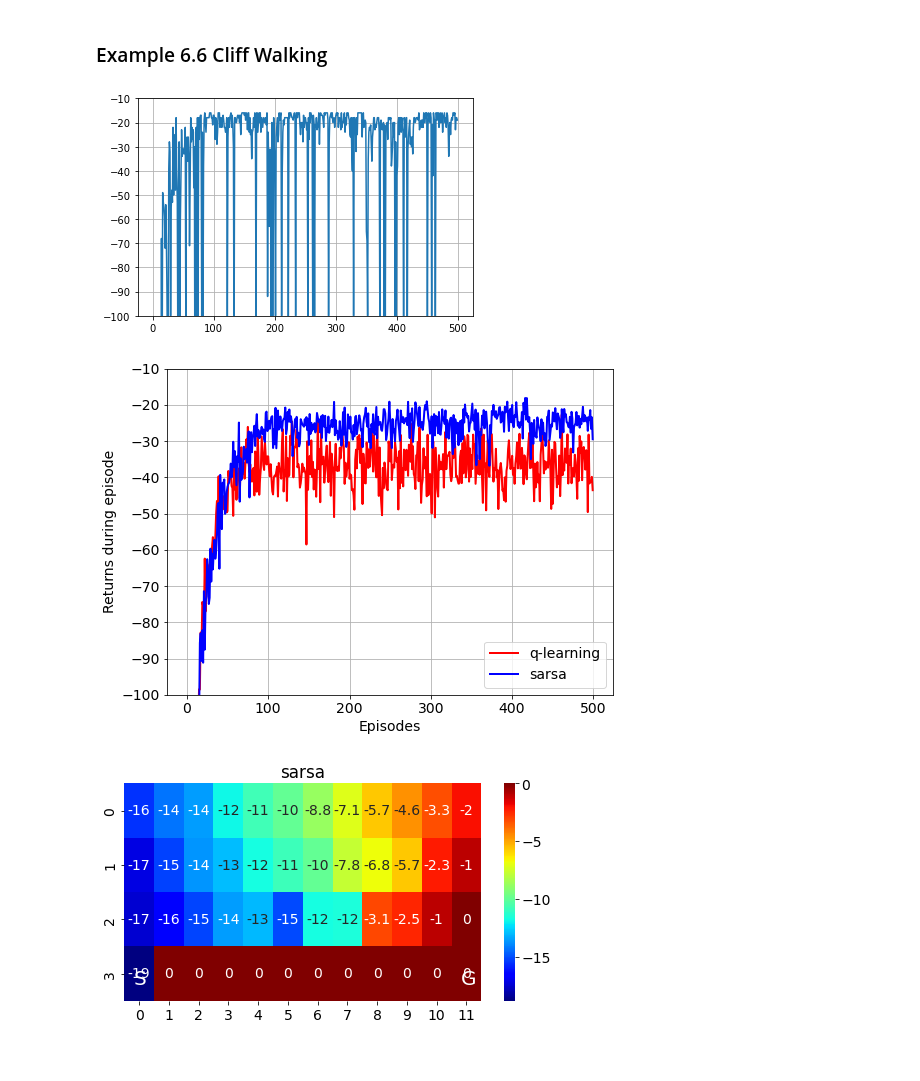
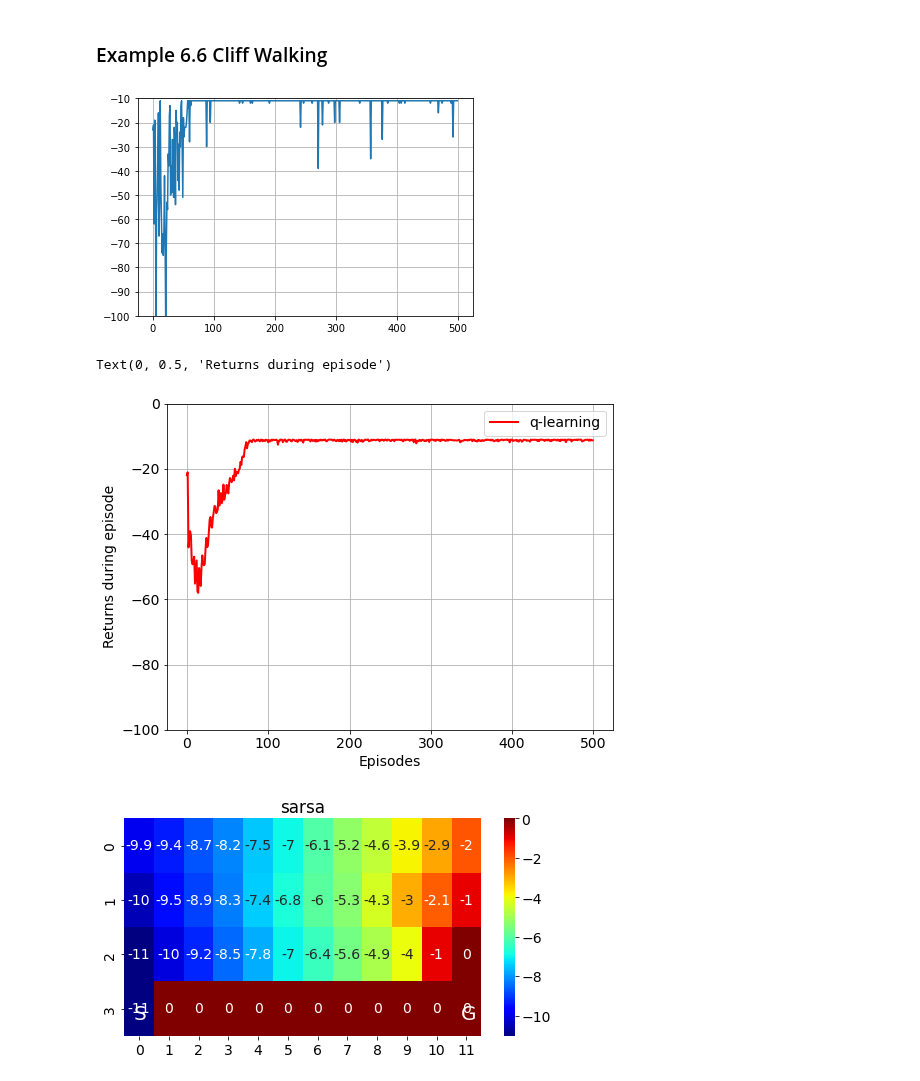
Before and after one commit to ha5ha6/judy_blog, a Jupyter notebook: _notebooks/cliff_walking.ipynb, the cells around one changed output. Drawn from its saved outputs; the diff is of its cells as text; code cells hidden in the pictures.

```diff
--- a/_notebooks/cliff_walking.ipynb
+++ b/_notebooks/cliff_walking.ipynb
@@ -31,7 +31,7 @@ def step(s,a):
     if s_==GOAL:
         return s_,0,True
     elif s_[0]==n_rows-1 and s_[1] in CLIFF:
-        return s_,-100,True
+        return s_,-11,True
     else:
         return s_,-1,False
 
@@ -92,7 +92,7 @@ plt.plot(r_sarsa)
 plt.ylim([-100,-10])
 plt.grid()
 # %% [output]
-[figure, old version]
+[figure, new version]
 # %%
 def run_q(n_eps=500,n_stps=500,eps=0.1,lr=0.5,gm=1.):
 
@@ -142,19 +140,20 @@ for n in range(n_runs):
 # %%
 r_q_all=np.array(r_q_all)
 r_sarsa_all=np.array(r_sarsa_all)
 
 plt.rcParams['font.size']='14'
 plt.figure(figsize=(8,6))
 plt.plot(r_q_all.mean(axis=0),'r',label='q-learning',linewidth=2)
-plt.plot(r_sarsa_all.mean(axis=0),'b',label='sarsa',linewidth=2)
-plt.ylim([-100,-10])
+#plt.plot(r_sarsa_all.mean(axis=0),'b',label='sarsa',linewidth=2)
+plt.ylim([-100,0])
 plt.legend()
 plt.grid()
 plt.xlabel('Episodes')
 plt.ylabel('Returns during episode')
-plt.savefig('sarsa_ql_cliffwalk.png',dpi=350)
+#plt.savefig('sarsa_ql_cliffwalk.png',dpi=350)
 # %% [output]
+Text(0, 0.5, 'Returns during episode')
-[figure, old version]
+[figure, new version]
 # %%
 def plot_heat(q,alg='sarsa'):
 
@@ -173,7 +172,7 @@ def plot_heat(q,alg='sarsa'):
 
 plot_heat(Q_sarsa)
 # %% [output]
-[figure, old version]
+[figure, new version]
 # %%
 plot_heat(Q_q,alg='ql')
 # %% [output]
```
Also changed, not shown: parts of 7 cells of this notebook, 6 other files.
